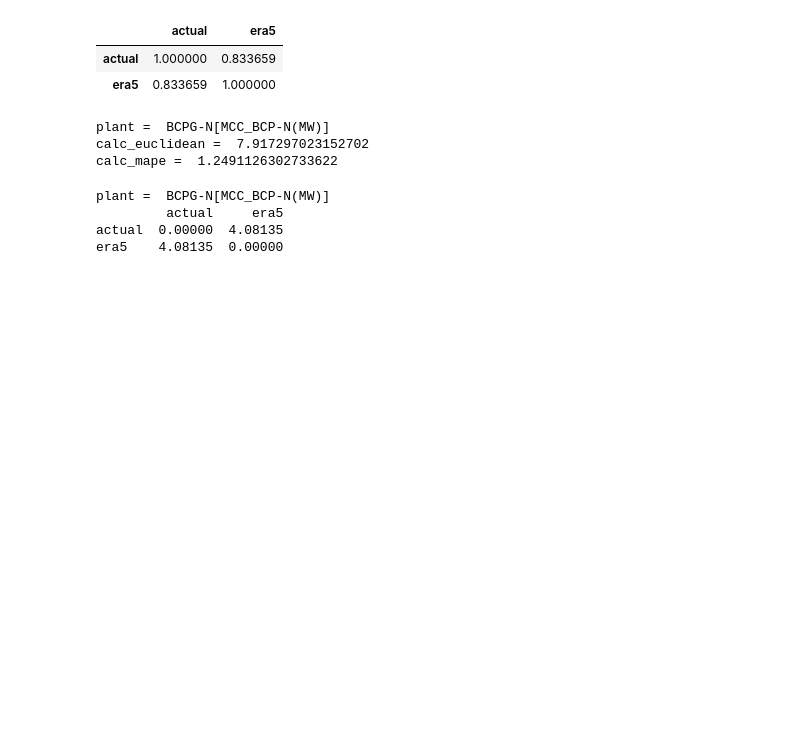
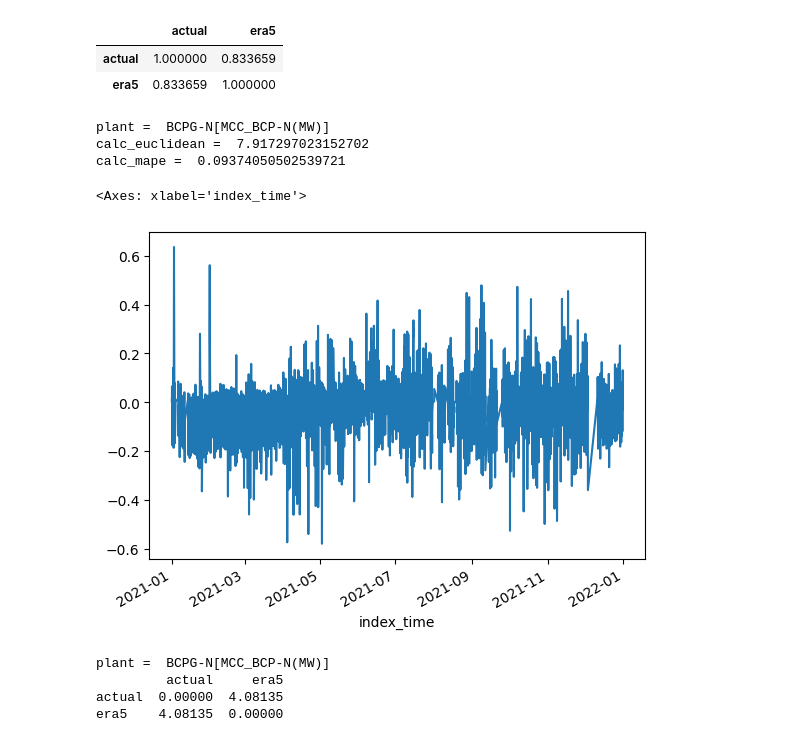
Before and after one commit to NarasetS/generationprofile_solarwind, a Jupyter notebook: validation.ipynb, the cells around one changed output. Cells and saved outputs as stored; diff of their text form; code cells hidden in the pictures; blank space fills up the shorter version.

```diff
--- a/validation.ipynb
+++ b/validation.ipynb
@@ -314,19 +314,22 @@ plant =  BCPG-N[MCC_BCP-N(MW)]
 # %%
 import numpy as np
 
 def calc_euclidean(actual, predic):
     return np.sqrt(np.sum((actual - predic) ** 2))
 
-def calc_mape(actual, predic):
-    return np.mean(np.abs((actual - predic) / actual))
+def calc_mae(actual, predic):
+    return np.mean(np.abs((actual - predic)))
 
 print('plant = ', name_list[name_index])
 print('calc_euclidean = ',calc_euclidean(ts['actual'].loc[ts['actual'] > 0],ts['era5'].loc[ts['actual'] > 0]))
-print('calc_mape = ',calc_mape(ts['actual'].loc[ts['actual'] > 0],ts['era5'].loc[ts['actual'] > 0]))
+print('calc_mape = ',calc_mae(ts['actual'].loc[ts['actual'] > 0],ts['era5'].loc[ts['actual'] > 0]))
+(ts['actual'].loc[ts['actual'] > 0] - ts['era5'].loc[ts['actual'] > 0]).plot()
 # %% [output]
 plant =  BCPG-N[MCC_BCP-N(MW)]
 calc_euclidean =  7.917297023152702
-calc_mape =  1.2491126302733622
+calc_mape =  0.09374050502539721
+<Axes: xlabel='index_time'>
+[figure, added]
 # %%
 from dtaidistance import dtw_visualisation as dtwvis
 from dtaidistance import dtw
```
